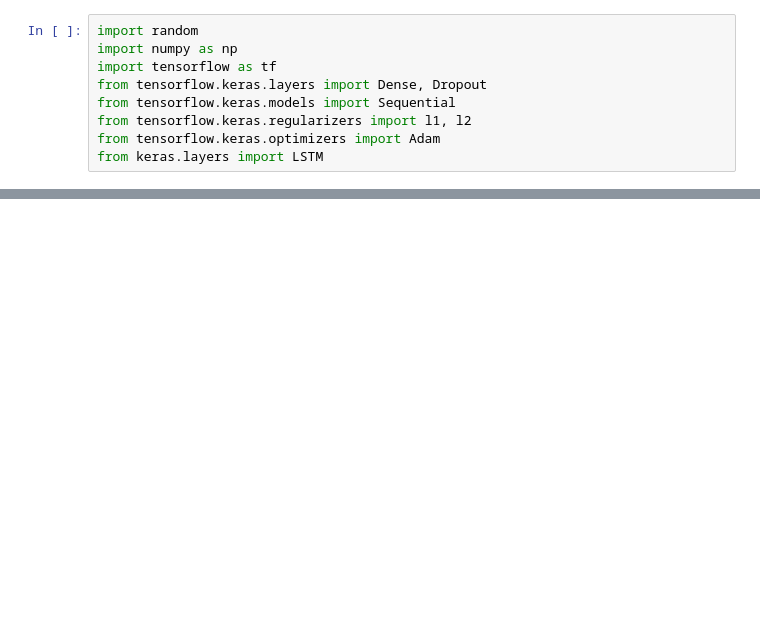
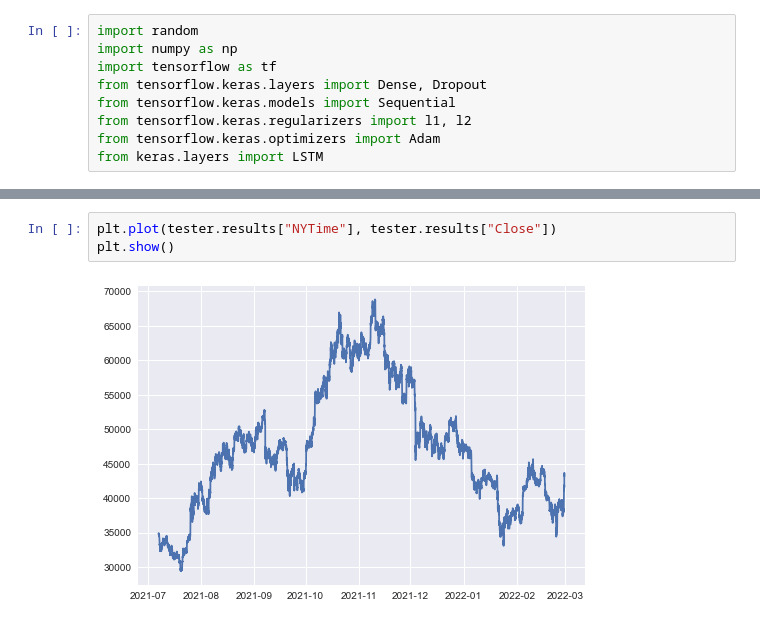
Before and after one commit to axelnielsen/LSTMStockPrediction, a Jupyter notebook: Estrategia/LSTM.ipynb, the cells around one changed output, grey strips where cells are left out. Drawn from its saved outputs; the diff is of its cells as text; blank space fills up the shorter version.

```diff
--- a/Estrategia/LSTM.ipynb
+++ b/Estrategia/LSTM.ipynb
@@ -494,0 +439,5 @@ Sharpe Ratio:                4.675975567444626e+17
+# %%
+plt.plot(tester.results["NYTime"], tester.results["Close"])
+plt.show()
+# %% [output]
+[figure, added]
```
Also changed, not shown: parts of 13 cells of this notebook, 8 other files.
